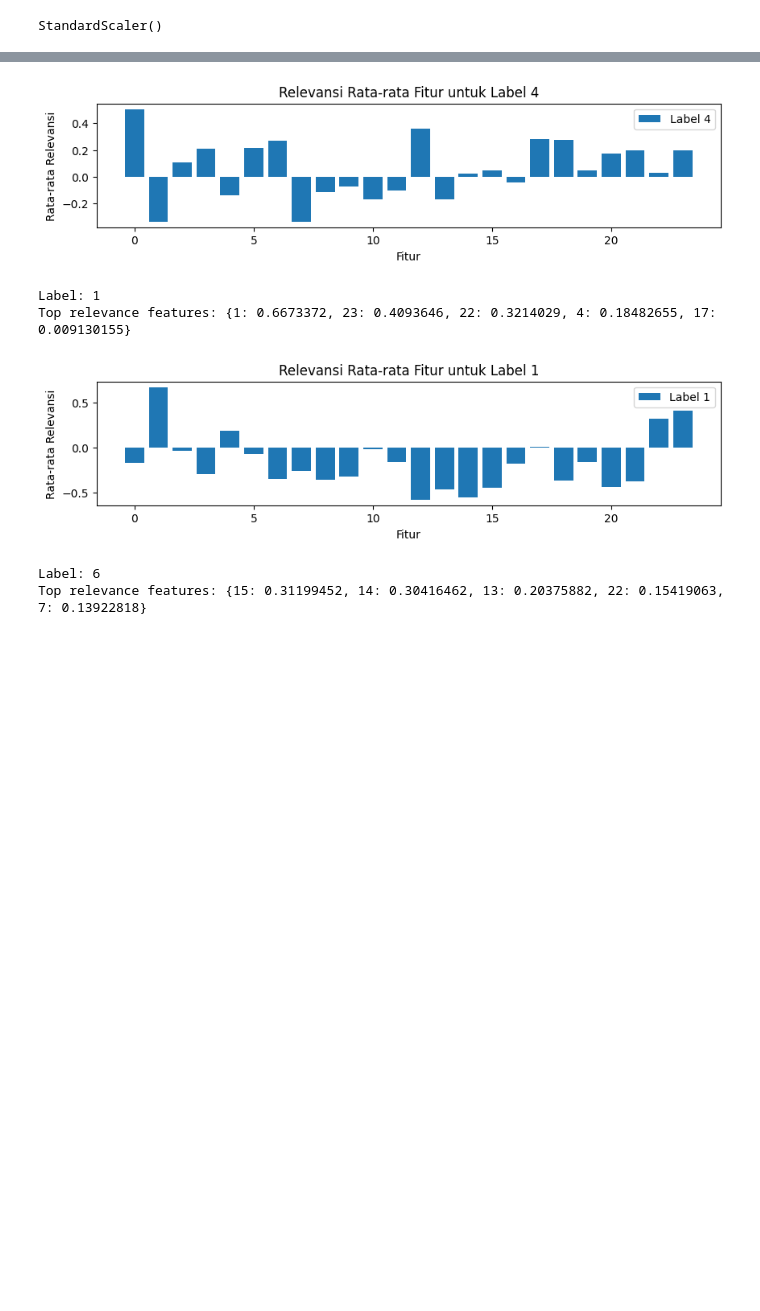
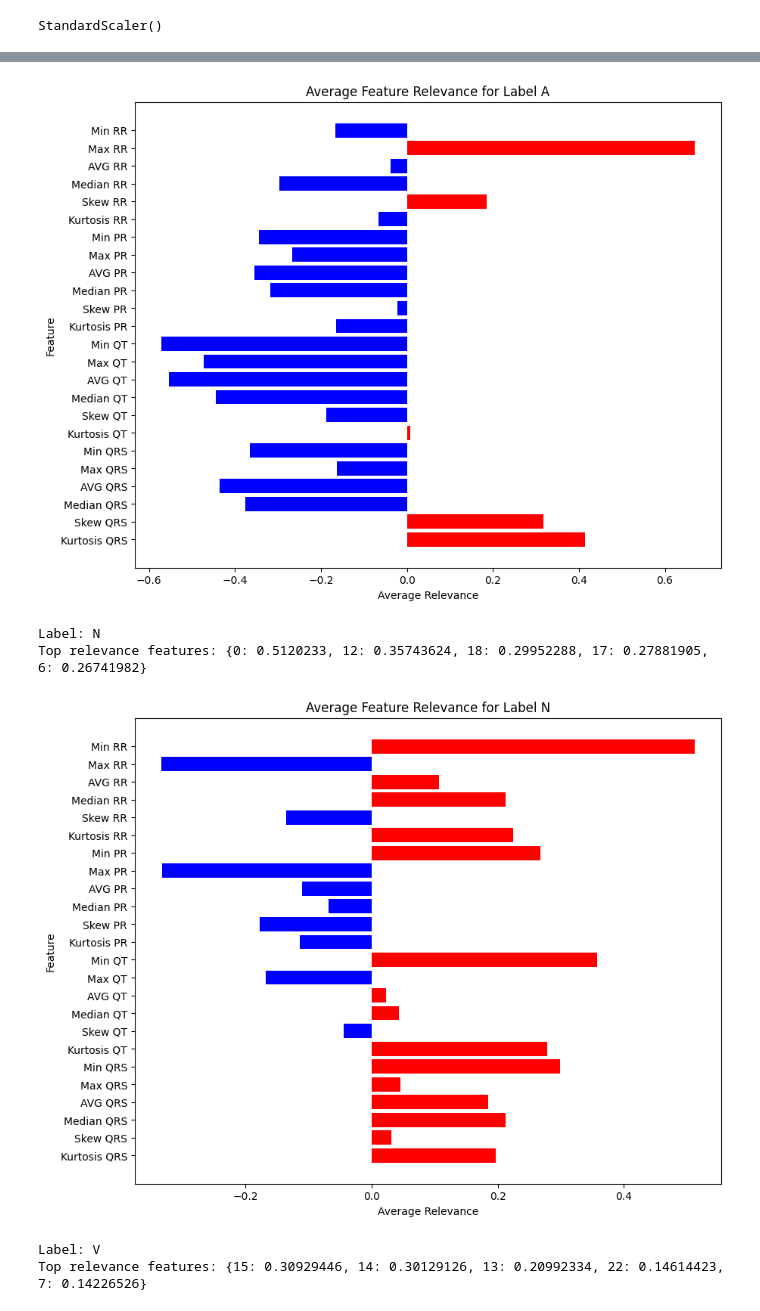
Before and after one commit to macreai/Arrhytmia-Detection-Explainable, a Jupyter notebook: python_TA/explain.ipynb, the cells around one changed output, grey strips where cells are left out. Cells and saved outputs as stored; diff of their text form; code cells hidden in the pictures; blank space fills up the shorter version.

```diff
--- a/python_TA/explain.ipynb
+++ b/python_TA/explain.ipynb
@@ -36,6 +36,18 @@ with open("C:\\Users\\Administrator\\Documents\\my TA model\\y_resampling.pkl",
     y_resampling = pickle.load(f)
 # %%
 X_resampling = standard_scaler.transform(X_resampling)
+# %%
+# with open("C:\\Users\\Administrator\\Documents\\my TA model\\X_train.pkl", "wb") as f:
+#     pickle.dump(X_train, f)
+
+# with open("C:\\Users\\Administrator\\Documents\\my TA model\\X_test.pkl", "wb") as f:
+#     pickle.dump(X_test, f)
+
+# with open("C:\\Users\\Administrator\\Documents\\my TA model\\y_train.pkl", "wb") as f:
+#     pickle.dump(y_train, f)
+
+with open("C:\\Users\\Administrator\\Documents\\my TA model\\y_test.pkl", "wb") as f:
+    y_test = pickle.load(f)
 # %%
 def XAI_pred(model, random_number):
     print("Data number: ", random_number)
@@ -79,7 +91,7 @@ def XAI_pred(model, random_number):
 # %%
 random_number = np.random.randint(0, len(X_resampling))
 # %%
-for i, model in enumerate(cnn_gru_tuning):
+for i, model in enumerate(cnn_attention_gru_tuning):
     print("Model Number: ", i+1)
     XAI_pred(model, random_number)
 # %% [output]
@@ -285,4 +253,33 @@ def display_top_relevance_features(avg_relevances, top_n=5):
+# %%
+def display_top_relevance_features(avg_relevances, top_n=5):
+    feature_names = ['Min RR', 'Max RR', 'AVG RR', 'Median RR', 'Skew RR', 'Kurtosis RR',
+                     'Min PR', 'Max PR', 'AVG PR', 'Median PR', 'Skew PR', 'Kurtosis PR',
+                     'Min QT', 'Max QT', 'AVG QT', 'Median QT', 'Skew QT', 'Kurtosis QT',
+                     'Min QRS', 'Max QRS', 'AVG QRS', 'Median QRS', 'Skew QRS', 'Kurtosis QRS']
+
+    labels = ['/', 'A', 'F', 'L', 'N', 'R', 'V', 'j', 'x', '|']
+
+    for label, avg_relevance in avg_relevances.items():
+        print(f"Label: {labels[label]}")
+
+        # Urutkan relevansi dan ambil top_n tertinggi
+        sorted_relevance = sorted(enumerate(avg_relevance), key=lambda x: x[1], reverse=True)
+        top_relevance = sorted_relevance[:top_n]
+
+        top_dict = {index: value for index, value in top_relevance}
+        print("Top relevance features:", top_dict)
+
+        # Plot relevansi rata-rata
+        plt.figure(figsize=(10, 8))
+        colors = ['red' if value > 0 else 'blue' for value in avg_relevance]
+        plt.barh(range(len(avg_relevance)), avg_relevance, color=colors)
+        plt.xlabel('Average Relevance')
+        plt.ylabel('Feature')
+        plt.title(f'Average Feature Relevance for Label {labels[label]}')
+        plt.gca().invert_yaxis()  # Invert y-axis to display the highest relevance at the top
+        plt.yticks(range(len(feature_names)), feature_names)  # Set feature names as tick labels
+        plt.show()
 # %%
-avg_relevance = calculate_avg_relevance(cnn_gru_tuning[1], X_resampling, y_resampling)
+avg_relevance = calculate_avg_relevance(cnn_attention_gru_tuning[4], X_resampling, y_resampling)
 display_top_relevance_features(avg_relevance)
 # %% [output]
@@ -306,6 +303,6 @@ display_top_relevance_features(avg_relevance)
-[figure, old version]
+[figure, new version]
-Label: 1
-Top relevance features: {1: 0.6673372, 23: 0.4093646, 22: 0.3214029, 4: 0.18482655, 17: 0.009130155}
+Label: N
+Top relevance features: {0: 0.5120233, 12: 0.35743624, 18: 0.29952288, 17: 0.27881905, 6: 0.26741982}
-[figure, old version]
+[figure, new version]
-Label: 6
-Top relevance features: {15: 0.31199452, 14: 0.30416462, 13: 0.20375882, 22: 0.15419063, 7: 0.13922818}
+Label: V
+Top relevance features: {15: 0.30929446, 14: 0.30129126, 13: 0.20992334, 22: 0.14614423, 7: 0.14226526}
```
Also changed, not shown: parts of 7 cells of this notebook, 3 other files.
